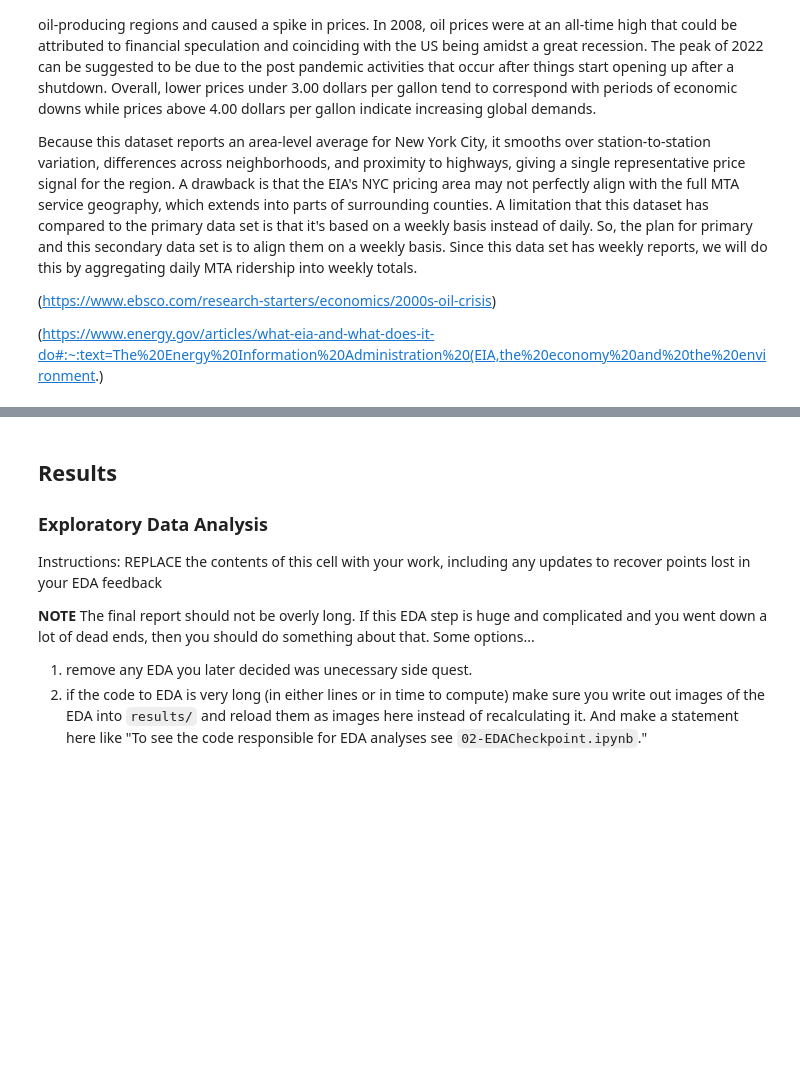
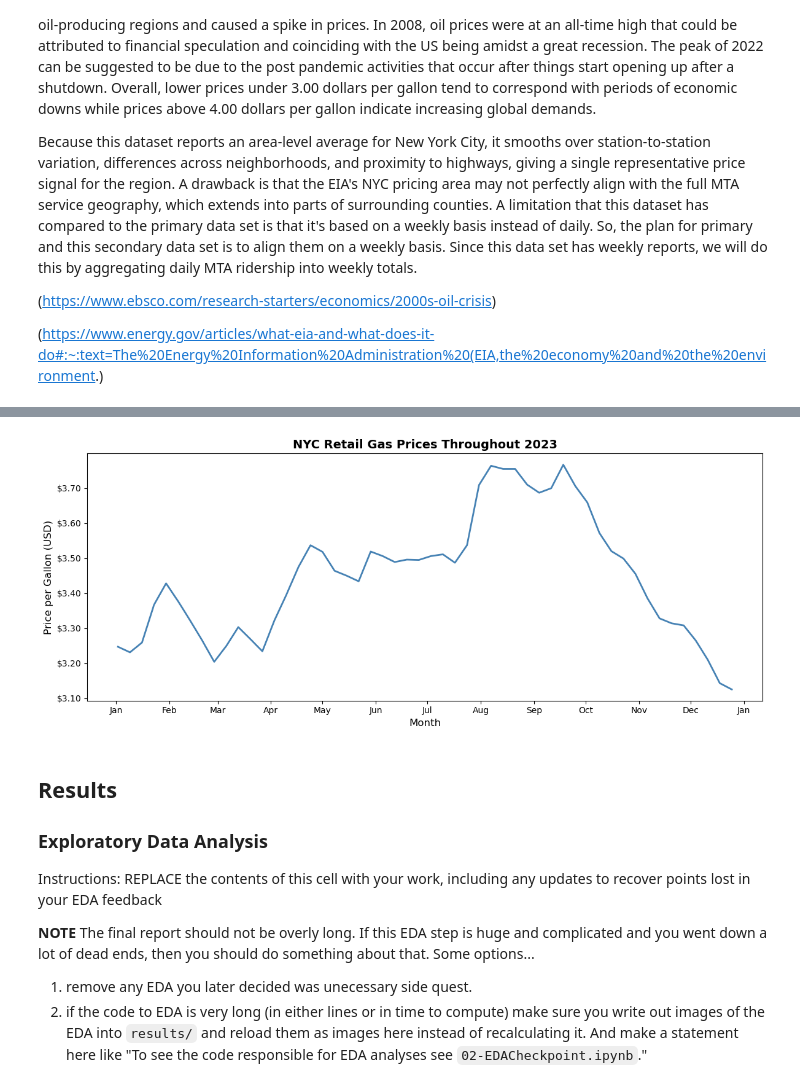
Before and after one commit to COGS108/Group063_WI26, a Jupyter notebook: 03-FinalProject.ipynb, the cells around one changed output, grey strips where cells are left out. Saved outputs shown, nothing was run; the diff lists cells and outputs as text; code cells hidden in the pictures; blank space fills up the shorter version.

```diff
--- a/03-FinalProject.ipynb
+++ b/03-FinalProject.ipynb
@@ -695,0 +651,13 @@ gas_daily_2023 = gas_2023.set_index('Date').resample('D').ffill().reset_index()
+# %%
+# Load data
+gas_raw = pd.read_excel('data/00-raw/EMM_EPMR_PTE_Y35NY_DPGw.xls', sheet_name=1, skiprows=2)
+# Clean data
+gas_raw['Date'] = pd.to_datetime(gas_raw['Date'])
+
+# Filter for 2023
+gas_2023 = gas_raw[(gas_raw['Date'] >= '2023-01-01') & (gas_raw['Date'] <= '2023-12-31')].copy()
+gas_2023 = gas_2023.rename(columns={gas_2023.columns[1]: 'gas_price', 'Date': 'date'})
+gas_2023['date'] = pd.to_datetime(gas_2023['date'])
+
+print("Gas dataset sneek peek")
+gas_2023.head()
@@ -696,3 +713,24 @@ gas_daily_2023 = gas_2023.set_index('Date').resample('D').ffill().reset_index()
+# %%
+import matplotlib.pyplot as plt
+import matplotlib.ticker as mticker
+
+fig, ax = plt.subplots(figsize=(12, 5))
+
+ax.plot(gas_2023['date'], gas_2023['gas_price'], color='steelblue', linewidth=2)
+
+ax.set_title('NYC Retail Gas Prices Throughout 2023', fontsize=14, fontweight='bold')
+ax.set_xlabel('Month', fontsize=12)
+ax.set_ylabel('Price per Gallon (USD)', fontsize=12)
+
+ax.yaxis.set_major_formatter(mticker.FormatStrFormatter('$%.2f'))
+
+ax.xaxis.set_major_locator(plt.matplotlib.dates.MonthLocator())
+ax.xaxis.set_major_formatter(plt.matplotlib.dates.DateFormatter('%b'))
+
+plt.tight_layout()
+plt.show()
+# %% [output]
+[figure, added]
 # %% [markdown]
 ## Results
 
```
Also changed, not shown: parts of 22 cells of this notebook.
